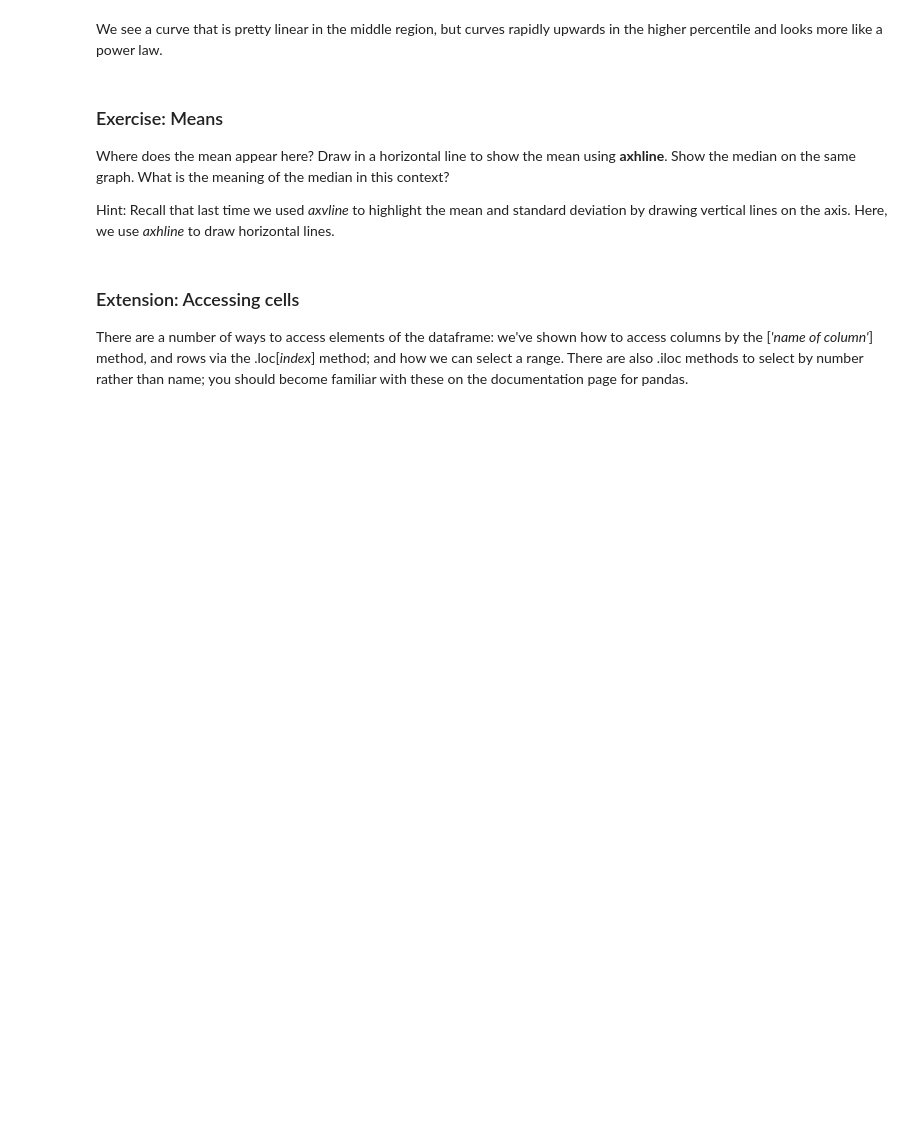
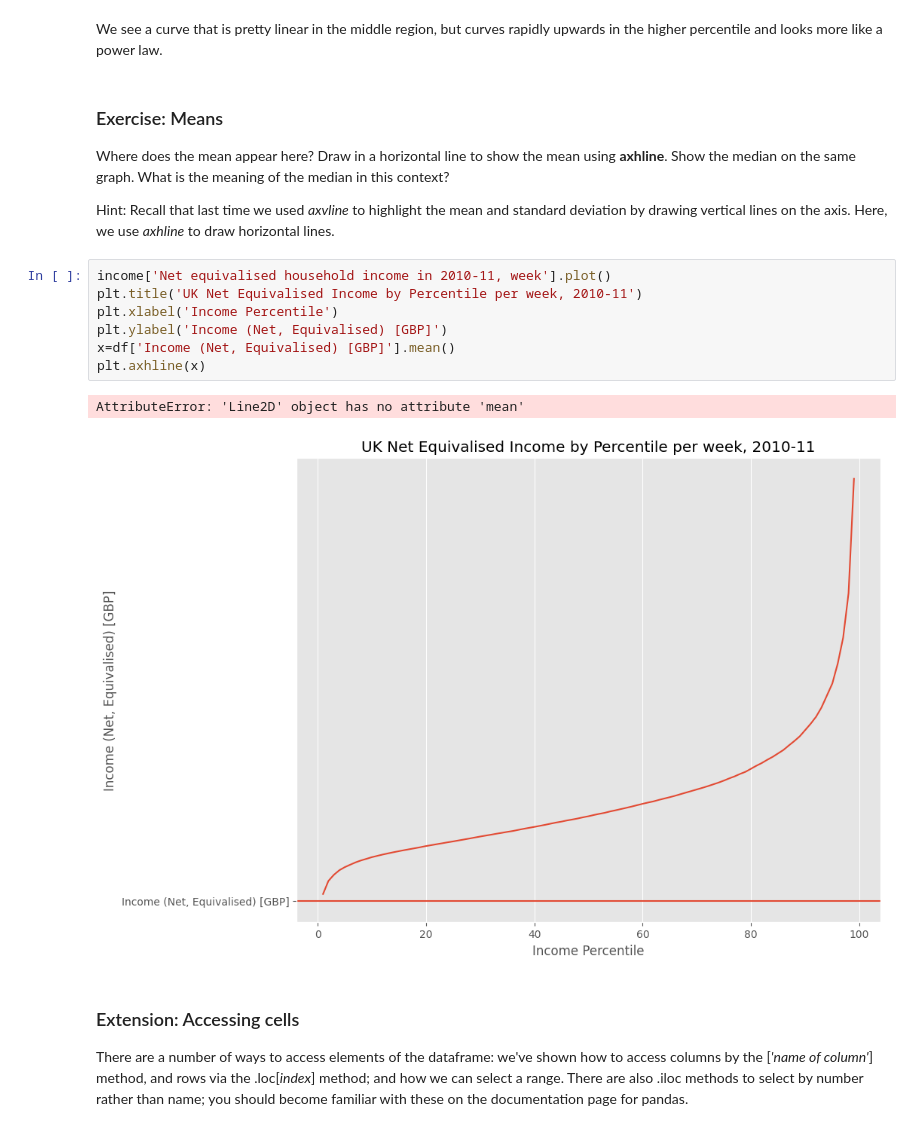
Before and after one commit to ttsupra30/QM2, a Jupyter notebook: notebooks/W02. Pandas.ipynb, the cells around one changed output. Drawn from its saved outputs; the diff is of its cells as text; blank space fills up the shorter version.

```diff
--- a/notebooks/W02. Pandas.ipynb
+++ b/notebooks/W02. Pandas.ipynb
@@ -209,6 +250,16 @@ We see a curve that is pretty linear in the middle region, but curves rapidly up
 Where does the mean appear here? Draw in a horizontal line to show the mean using **axhline**. Show the median on the same graph. What is the meaning of the median in this context?
 
 Hint: Recall that last time we used *axvline* to highlight the mean and standard deviation by drawing vertical lines on the axis. Here, we use *axhline* to draw horizontal lines.
+# %%
+income['Net equivalised household income in 2010-11, week'].plot()
+plt.title('UK Net Equivalised Income by Percentile per week, 2010-11')
+plt.xlabel('Income Percentile')
+plt.ylabel('Income (Net, Equivalised) [GBP]')
+x=df['Income (Net, Equivalised) [GBP]'].mean()
+plt.axhline(x)
+# %% [output]
+AttributeError: 'Line2D' object has no attribute 'mean'
+[figure, added]
 # %% [markdown]
 ### Extension: Accessing cells
 
```
Also changed, not shown: parts of 9 cells of this notebook.
